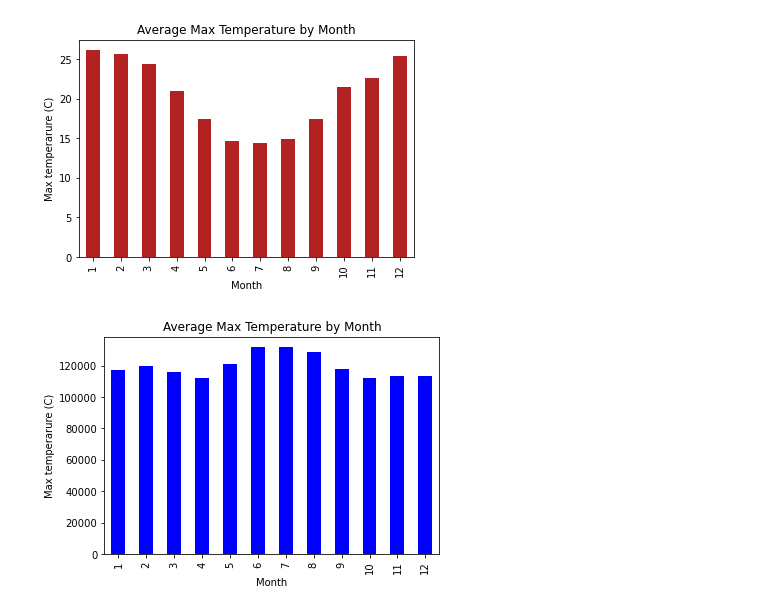
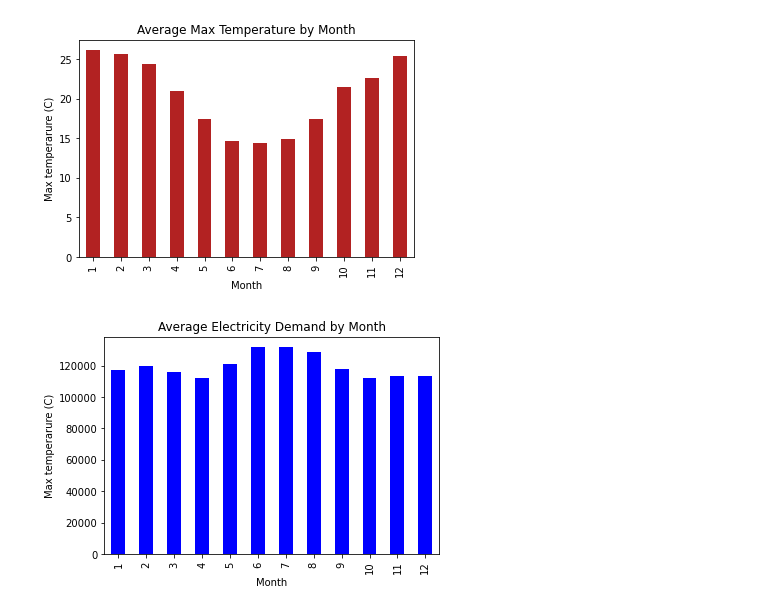
Before and after one commit to AThompson7/Project-1, a Jupyter notebook: electricity.ipynb, the cells around one changed output. Cells and saved outputs as stored; diff of their text form; code cells hidden in the pictures.

```diff
--- a/electricity.ipynb
+++ b/electricity.ipynb
@@ -488,9 +485,9 @@ plt.show()
 [figure]
 # %%
 demand_average_plot = demand_average_by_month.plot.bar(color="Blue")
-plt.title("Average Max Temperature by Month")
+plt.title("Average Electricity Demand by Month")
 plt.xlabel("Month")
 plt.ylabel("Max temperarure (C)")
 plt.show()
 # %% [output]
-[figure, old version]
+[figure, new version]
```
Also changed, not shown: parts of 6 cells of this notebook.
